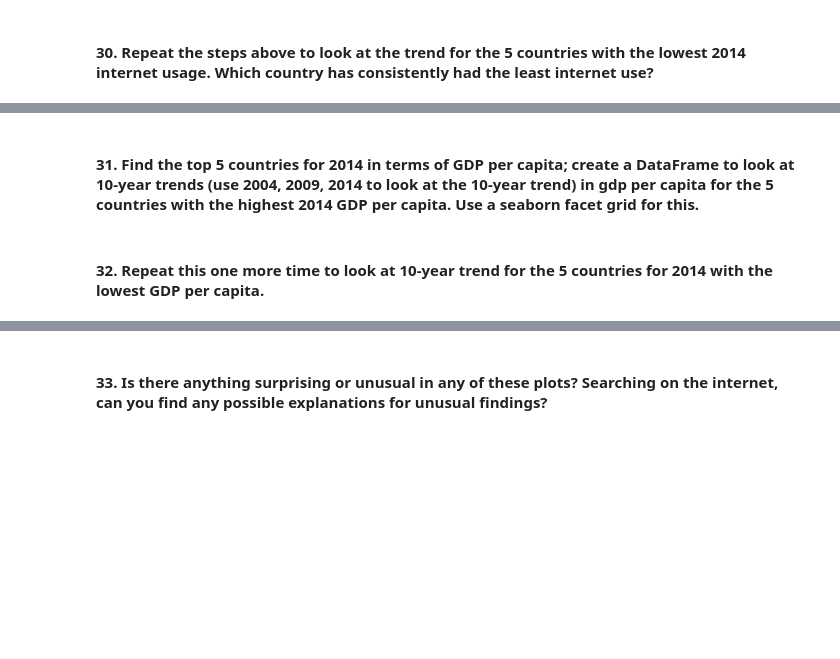
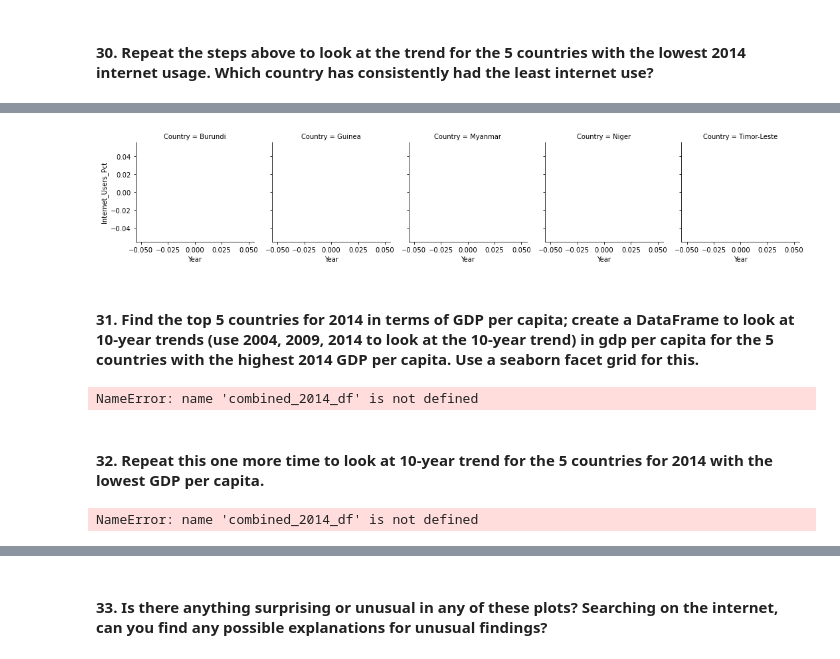
Before and after one commit to NSS-Data-Analytics-Cohort-7/gdp-and-internet-usage-AKCase1993, a Jupyter notebook: notebooks/notebook.ipynb, the cells around one changed output, grey strips where cells are left out. Drawn from its saved outputs; the diff is of its cells as text; code cells hidden in the pictures; blank space fills up the shorter version.

```diff
--- a/notebooks/notebook.ipynb
+++ b/notebooks/notebook.ipynb
@@ -392,0 +398,3 @@ top5_internet_2014
+# %%
+bottom_5_internet = gdp_and_internet_use[gdp_and_internet_use['Country'].isin(['Timor-Leste','Burundi','Guinea','Niger','Myanmar'])]
+display(bottom_5_internet)
@@ -393,4 +415,20 @@ top5_internet_2014
+# %%
+graph = sns.FacetGrid(bottom_5_internet, col = 'Country', hue='Country')
+graph.map(plt.plot,'Year', 'Internet_Users_Pct')
+plt.show()
+# %% [output]
+[figure, added]
 # %% [markdown]
 #### 31. Find the top 5 countries for 2014 in terms of GDP per capita; create a DataFrame to look at 10-year trends (use 2004, 2009, 2014 to look at the 10-year trend) in gdp per capita for the 5 countries with the highest 2014 GDP per capita. Use a seaborn facet grid for this.
+# %%
+top_5_gdp_2014 = combined_2014_df.nlargest(5,['GDP_Per_Capita'])
+display(top_5_gdp_2014)
+# %% [output]
+NameError: name 'combined_2014_df' is not defined
 # %% [markdown]
 #### 32. Repeat this one more time to look at 10-year trend for the 5 countries for 2014 with the lowest GDP per capita.
+# %%
+bottom_5_gdp_2014 = combined_2014_df.nsmallest(5,['GDP_Per_Capita'])
+display(bottom_5_gdp_2014)
+# %% [output]
+NameError: name 'combined_2014_df' is not defined
```
Also changed, not shown: parts of 36 cells of this notebook.
